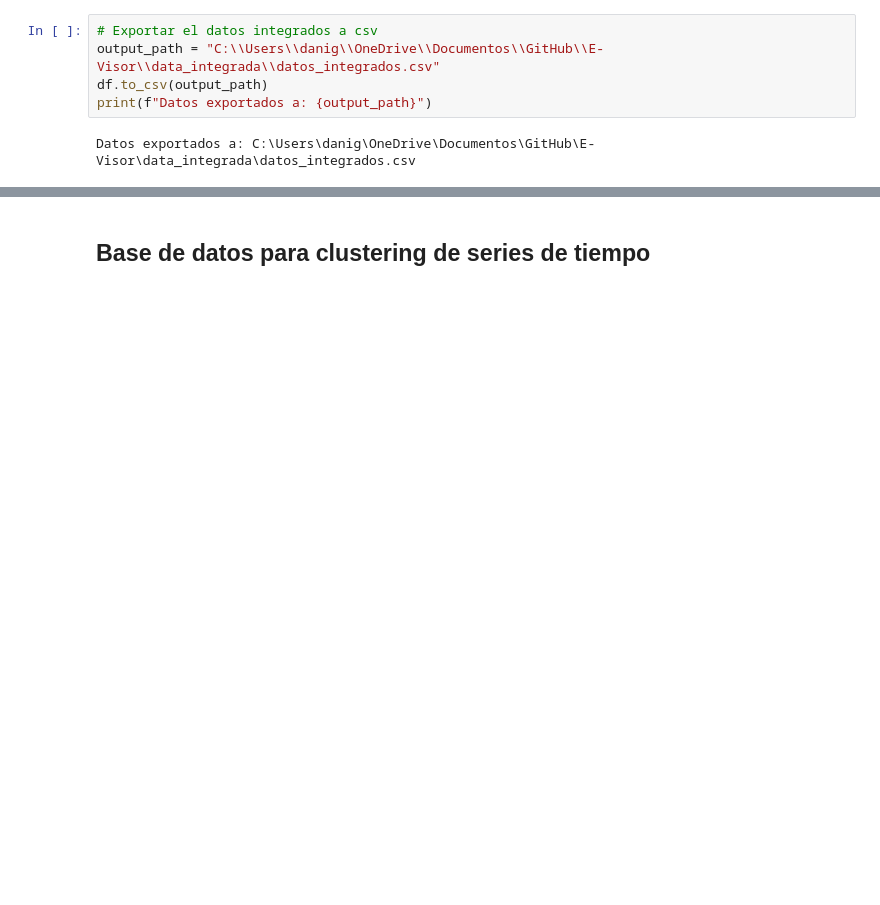
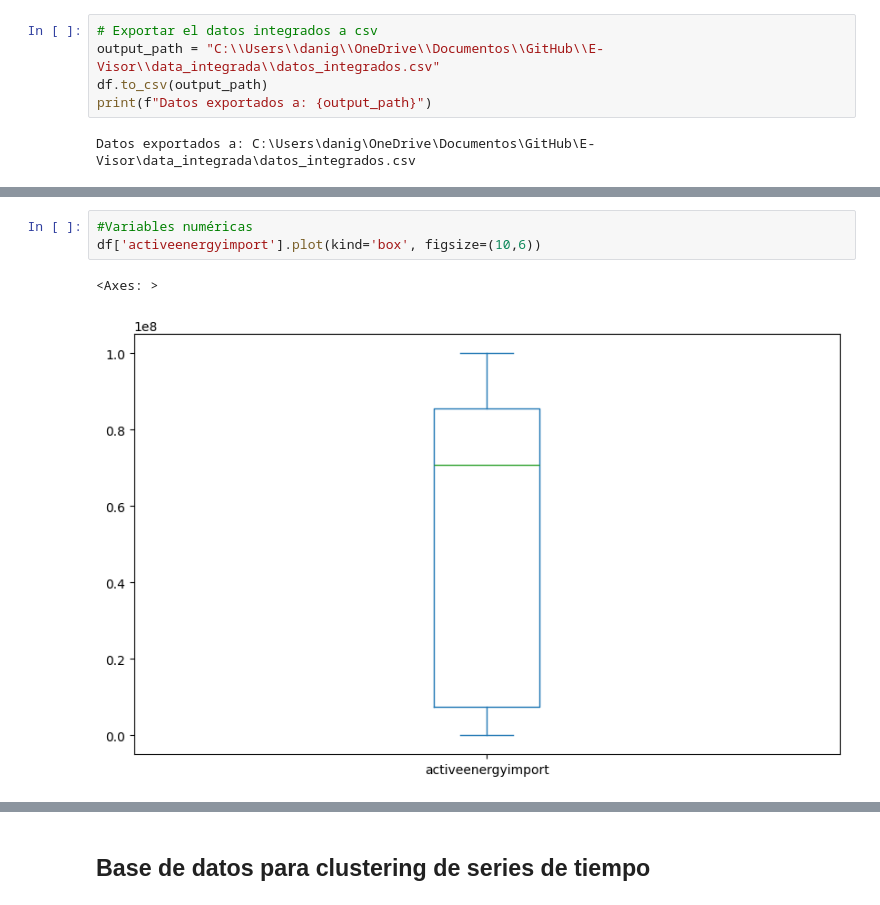
Before and after one commit to danielagerenal/E-Visor, a Jupyter notebook: notebooks/01_Integración_Calidad.ipynb, the cells around one changed output, grey strips where cells are left out. Cells and saved outputs as stored; diff of their text form; blank space fills up the shorter version.

```diff
--- a/notebooks/01_Integración_Calidad.ipynb
+++ b/notebooks/01_Integración_Calidad.ipynb
@@ -155,0 +199,6 @@ Datos exportados a: C:\Users\danig\OneDrive\Documentos\GitHub\E-Visor\data_integ
+# %%
+#Variables numéricas
+df['activeenergyimport'].plot(kind='box', figsize=(10,6))
+# %% [output]
+<Axes: >
+[figure, added]
```
Also changed, not shown: parts of 31 cells of this notebook, 8 other files.
